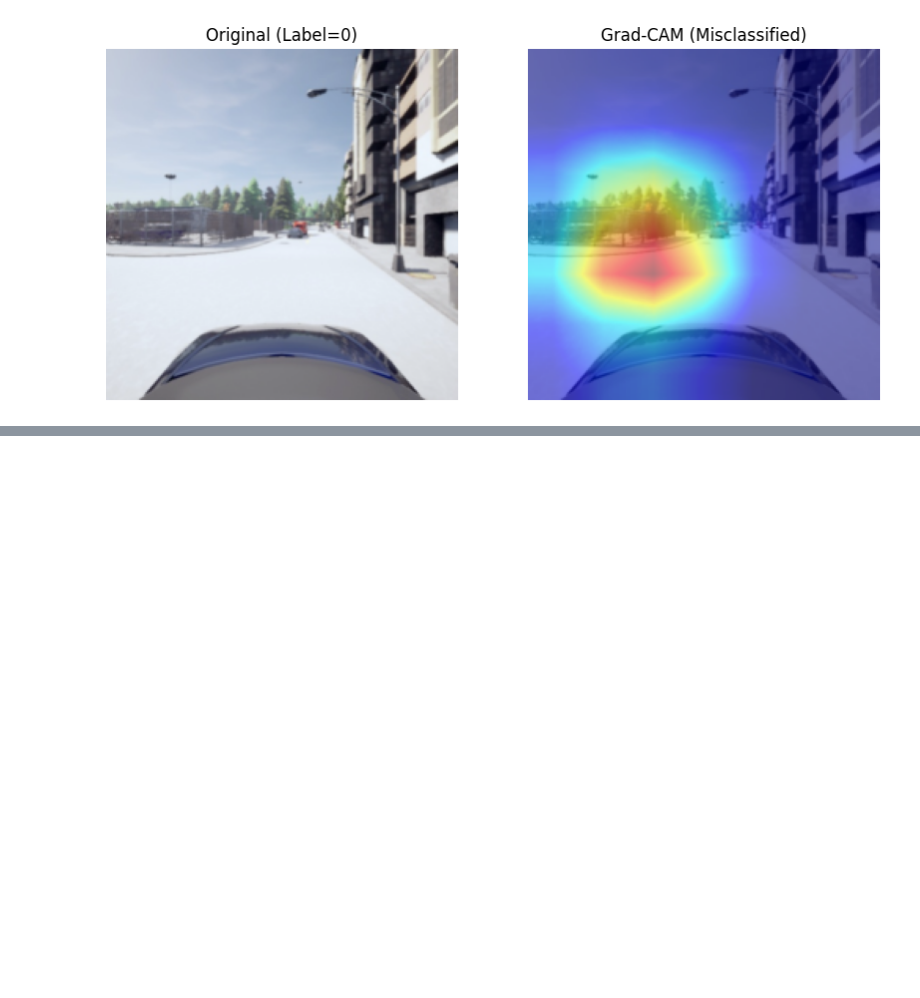
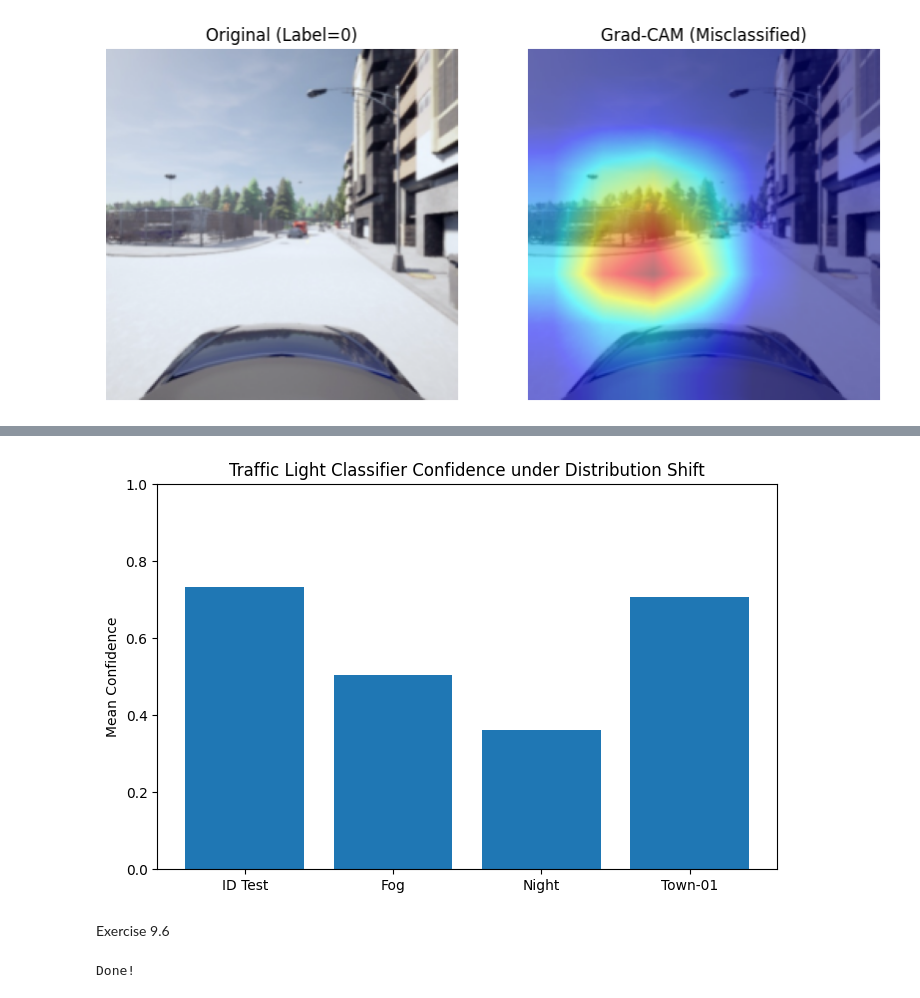
Before and after one commit to vinitdarji16/MLS-Exercise, a Jupyter notebook: MLS_exercises3_final.ipynb, the cells around one changed output, grey strips where cells are left out. Saved outputs shown, nothing was run; the diff lists cells and outputs as text; code cells hidden in the pictures; blank space fills up the shorter version.

Commit message:
Traffic light classifier till MSP AUROC

```diff
--- a/MLS_exercises3_final.ipynb
+++ b/MLS_exercises3_final.ipynb
@@ -712,0 +846,49 @@ plt.show()
+# %%
+import matplotlib.pyplot as plt
+
+datasets = ["ID Test", "Fog", "Night", "Town-01"]
+confidences = [id_conf, fog_conf, night_conf, town_conf]
+
+plt.figure(figsize=(8,5))
+plt.bar(datasets, confidences)
+
+plt.ylabel("Mean Confidence")
+plt.title("Traffic Light Classifier Confidence under Distribution Shift")
+plt.ylim(0,1)
+
+plt.show()
+# %% [output]
+[figure, added]
+# %% [markdown]
+Exercise 9.6
+# %%
+import numpy as np
+import torch
+
+def get_msp_scores(model, loader):
+    model.eval()
+    scores = []
+
+    with torch.no_grad():
+        for images, labels in loader:
+            images = images.to(device)
+
+            outputs = model(images)
+            probs = torch.sigmoid(outputs)
+
+            # MSP for binary classification
+            msp = torch.maximum(probs, 1 - probs)
+
+            scores.extend(msp.cpu().numpy().flatten())
+
+    return np.array(scores)
+
+
+id_scores = get_msp_scores(model, test_loader)
+fog_scores = get_msp_scores(model, fog_loader)
+night_scores = get_msp_scores(model, night_loader)
+town_scores = get_msp_scores(model, town_loader)
+
+print("Done!")
+# %% [output]
+Done!
```
Also changed, not shown: parts of 10 cells of this notebook.
